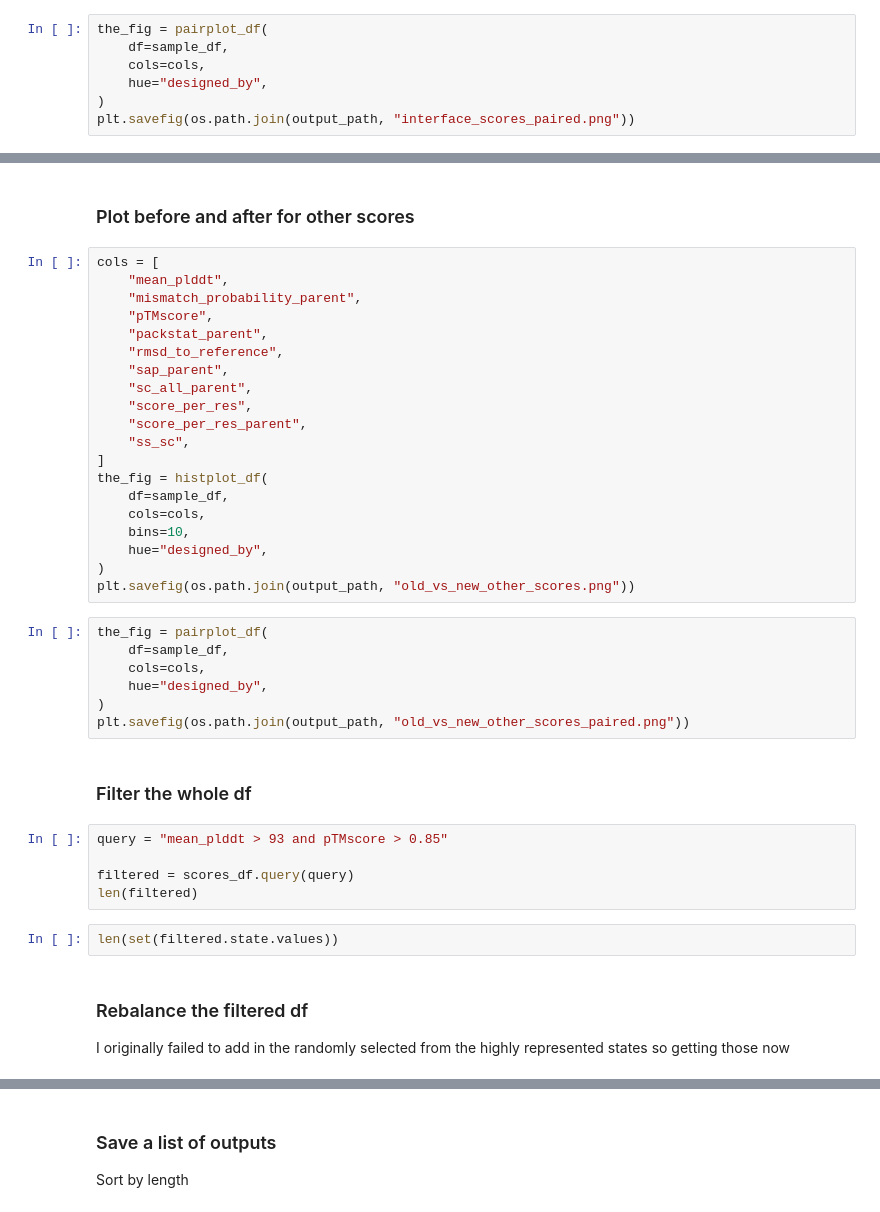
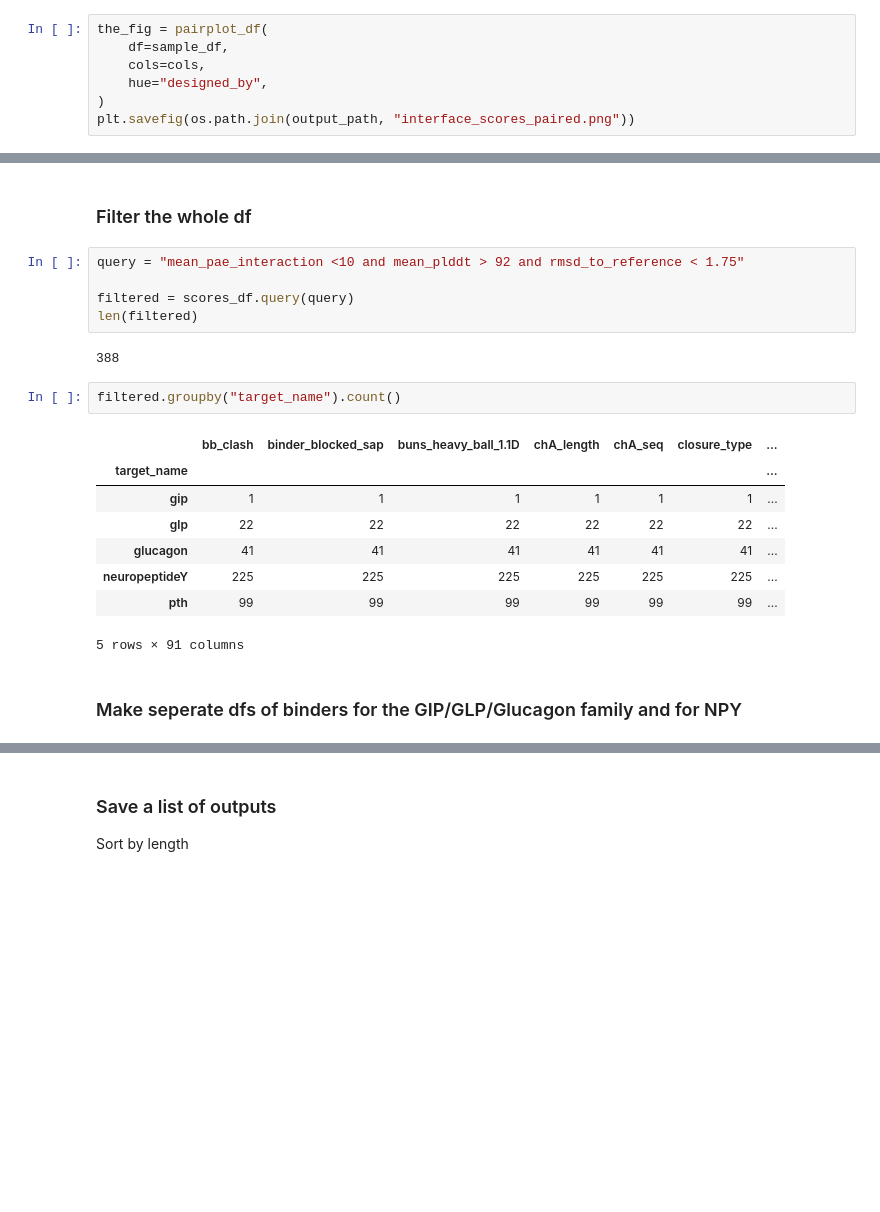
Before and after one commit to proleu/crispy_shifty, a Jupyter notebook: projects/crispy_crispies/01_fold_binders.ipynb, the cells around one changed output, grey strips where cells are left out. Drawn from its saved outputs; the diff is of its cells as text; blank space fills up the shorter version.

```diff
--- a/projects/crispy_crispies/01_fold_binders.ipynb
+++ b/projects/crispy_crispies/01_fold_binders.ipynb
@@ -338,42 +260,23 @@ plt.savefig(os.path.join(output_path, "interface_scores_area_paired.png"))
-# %% [markdown]
-### Plot before and after for other scores
-# %%
-cols = [
-    "mean_plddt",
-    "mismatch_probability_parent",
-    "pTMscore",
-    "packstat_parent",
-    "rmsd_to_reference",
-    "sap_parent",
-    "sc_all_parent",
-    "score_per_res",
-    "score_per_res_parent",
-    "ss_sc",
-]
-the_fig = histplot_df(
-    df=sample_df,
-    cols=cols,
-    bins=10,
-    hue="designed_by",
-)
-plt.savefig(os.path.join(output_path, "old_vs_new_other_scores.png"))
-# %%
-the_fig = pairplot_df(
-    df=sample_df,
-    cols=cols,
-    hue="designed_by",
-)
-plt.savefig(os.path.join(output_path, "old_vs_new_other_scores_paired.png"))
 # %% [markdown]
 ### Filter the whole df
 # %%
-query = "mean_plddt > 93 and pTMscore > 0.85"
+query = "mean_pae_interaction <10 and mean_plddt > 92 and rmsd_to_reference < 1.75"
 
 filtered = scores_df.query(query)
 len(filtered)
+# %% [output]
+388
 # %%
-len(set(filtered.state.values))
+filtered.groupby("target_name").count()
+# %% [output]
+|  | bb_clash | binder_blocked_sap | buns_heavy_ball_1.1D | chA_length | chA_seq | closure_type | ... |
+| target_name |  |  |  |  |  |  | ... |
+| gip | 1 | 1 | 1 | 1 | 1 | 1 | ... |
+| glp | 22 | 22 | 22 | 22 | 22 | 22 | ... |
+| glucagon | 41 | 41 | 41 | 41 | 41 | 41 | ... |
+| neuropeptideY | 225 | 225 | 225 | 225 | 225 | 225 | ... |
+| pth | 99 | 99 | 99 | 99 | 99 | 99 | ... |
+5 rows × 91 columns
 # %% [markdown]
-### Rebalance the filtered df
-I originally failed to add in the randomly selected from the highly represented states so getting those now
+### Make seperate dfs of binders for the GIP/GLP/Glucagon family and for NPY
 # %%
```
Also changed, not shown: parts of 26 cells of this notebook, 3 other files.
